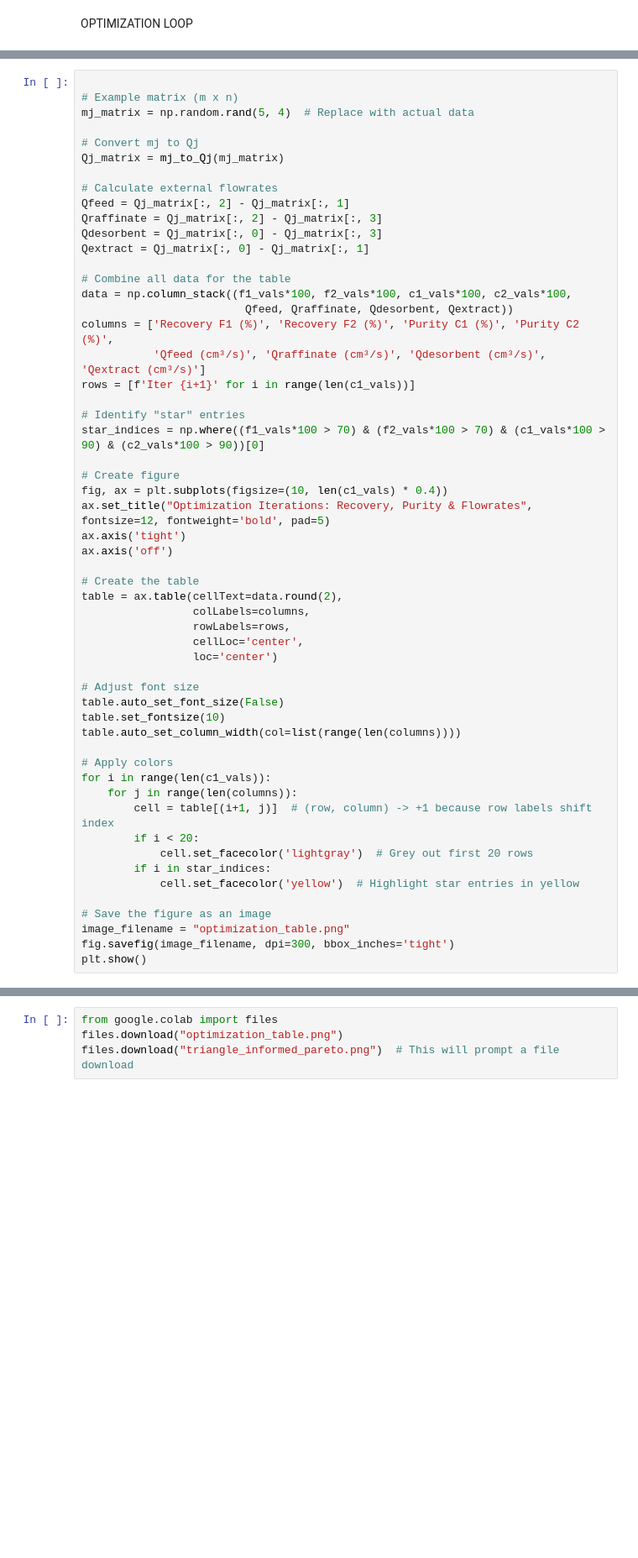
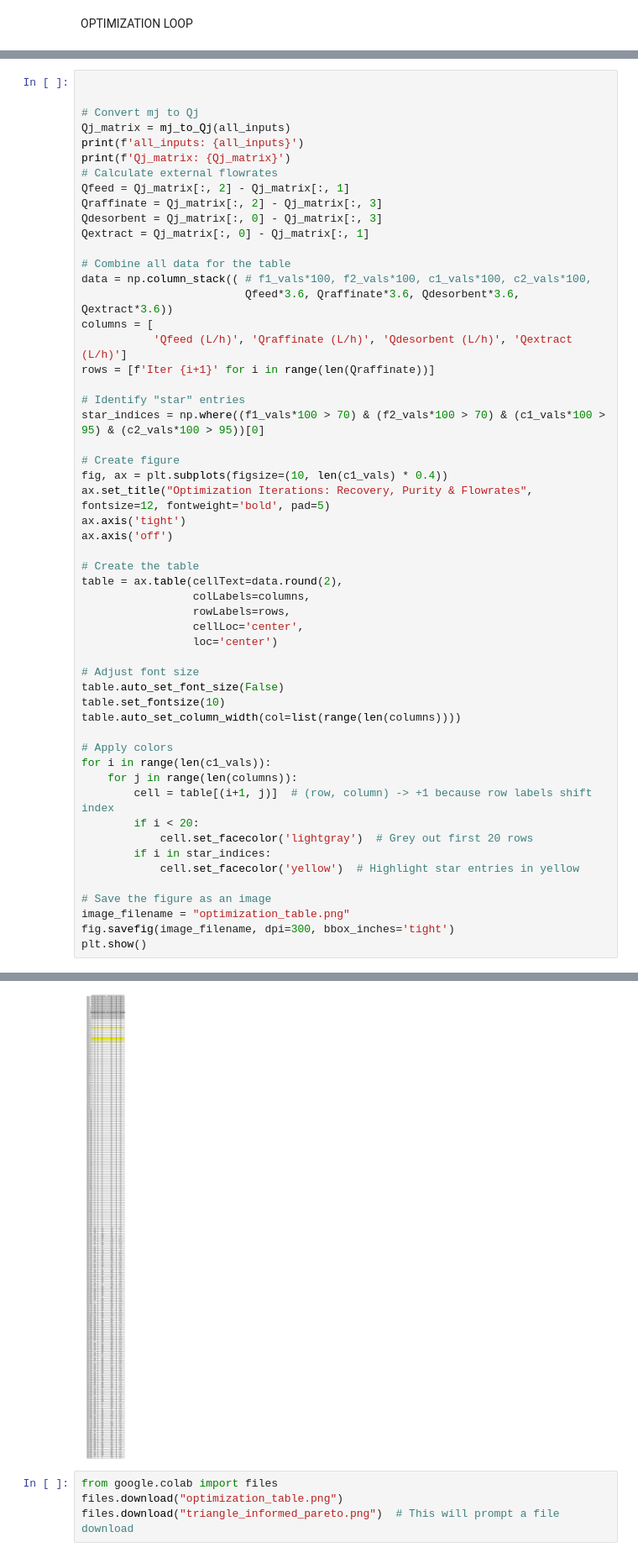
Before and after one commit to Nawa-Punabantu/Opt_Algos, a Jupyter notebook: Opt_with_triangle.ipynb, the cells around one changed output, grey strips where cells are left out. Shown at 84% size. Cells and saved outputs as stored; diff of their text form; blank space fills up the shorter version.

```diff
--- a/Opt_with_triangle.ipynb
+++ b/Opt_with_triangle.ipynb
@@ -2283,11 +2489,10 @@ plt.show()
 # %%
 
-# Example matrix (m x n)
-mj_matrix = np.random.rand(5, 4)  # Replace with actual data
 
 # Convert mj to Qj
-Qj_matrix = mj_to_Qj(mj_matrix)
-
+Qj_matrix = mj_to_Qj(all_inputs)
+print(f'all_inputs: {all_inputs}')
+print(f'Qj_matrix: {Qj_matrix}')
 # Calculate external flowrates
 Qfeed = Qj_matrix[:, 2] - Qj_matrix[:, 1]
 Qraffinate = Qj_matrix[:, 2] - Qj_matrix[:, 3]
@@ -2295,14 +2500,14 @@ Qdesorbent = Qj_matrix[:, 0] - Qj_matrix[:, 3]
 Qextract = Qj_matrix[:, 0] - Qj_matrix[:, 1]
 
 # Combine all data for the table
-data = np.column_stack((f1_vals*100, f2_vals*100, c1_vals*100, c2_vals*100,
-                         Qfeed, Qraffinate, Qdesorbent, Qextract))
-columns = ['Recovery F1 (%)', 'Recovery F2 (%)', 'Purity C1 (%)', 'Purity C2 (%)',
-           'Qfeed (cm³/s)', 'Qraffinate (cm³/s)', 'Qdesorbent (cm³/s)', 'Qextract (cm³/s)']
-rows = [f'Iter {i+1}' for i in range(len(c1_vals))]
+data = np.column_stack(( # f1_vals*100, f2_vals*100, c1_vals*100, c2_vals*100,
+                         Qfeed*3.6, Qraffinate*3.6, Qdesorbent*3.6, Qextract*3.6))
+columns = [
+           'Qfeed (L/h)', 'Qraffinate (L/h)', 'Qdesorbent (L/h)', 'Qextract (L/h)']
+rows = [f'Iter {i+1}' for i in range(len(Qraffinate))]
 
 # Identify "star" entries
-star_indices = np.where((f1_vals*100 > 70) & (f2_vals*100 > 70) & (c1_vals*100 > 90) & (c2_vals*100 > 90))[0]
+star_indices = np.where((f1_vals*100 > 70) & (f2_vals*100 > 70) & (c1_vals*100 > 95) & (c2_vals*100 > 95))[0]
 
 # Create figure
 fig, ax = plt.subplots(figsize=(10, len(c1_vals) * 0.4))
@@ -2335,3 +2540,4 @@ for i in range(len(c1_vals)):
 image_filename = "optimization_table.png"
 fig.savefig(image_filename, dpi=300, bbox_inches='tight')
 plt.show()
+# %% [output]
@@ -2338,3 +2558,4 @@ plt.show()
+[figure, added]
 # %%
 from google.colab import files
 files.download("optimization_table.png")
```
Also changed, not shown: parts of 7 cells of this notebook.
